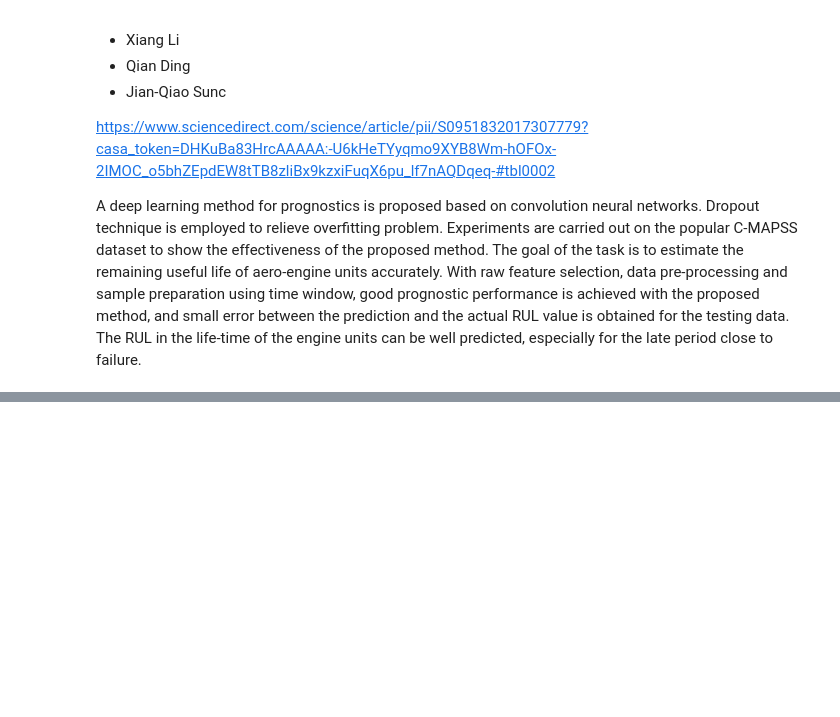
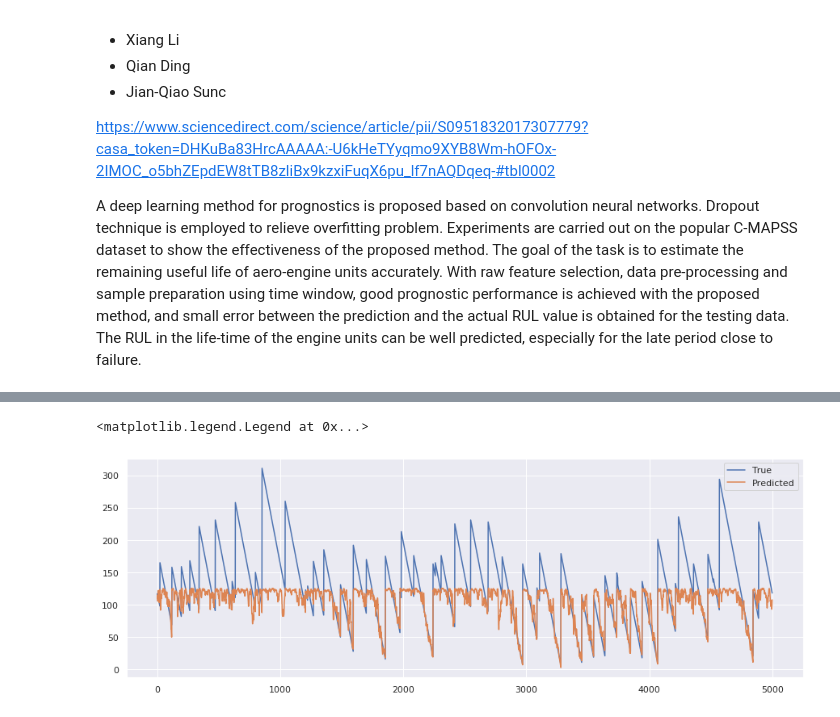
Before and after one commit to lucianolorenti/ceruleo, a Jupyter notebook: research/CMAPPS.ipynb, the cells around one changed output, grey strips where cells are left out. Cells and saved outputs as stored; diff of their text form; code cells hidden in the pictures; blank space fills up the shorter version.

```diff
--- a/research/CMAPPS.ipynb
+++ b/research/CMAPPS.ipynb
@@ -381,6 +191,9 @@ pred_cont = v
 true_data = get_features(test_dataset, step=1, window=30, features=['RUL'])
 # %%
 fig, ax = plt.subplots(1, 1, figsize=(15, 5))
-ax.plot(true_data['RUL'][0:1000], label='True')
-ax.plot(pred_cont[0:1000], label='Predicted')
+ax.plot(true_data['RUL'][0:5000], label='True')
+ax.plot(pred_cont[0:5000], label='Predicted')
 ax.legend()
+# %% [output]
+<matplotlib.legend.Legend at 0x...>
+[figure, added]
@@ -393,2 +199,0 @@ test_dataset[0]['RUL']
-# %% [markdown]
-######
```
Also changed, not shown: parts of 19 cells of this notebook, 1 other file.
